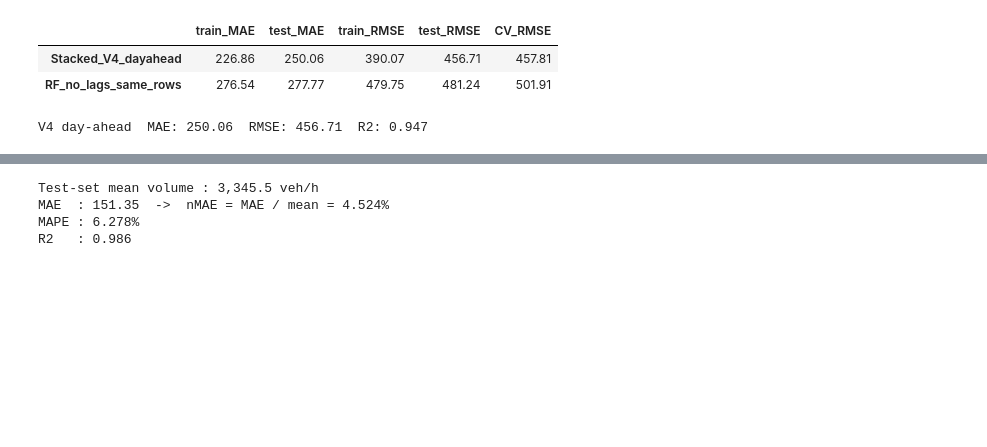
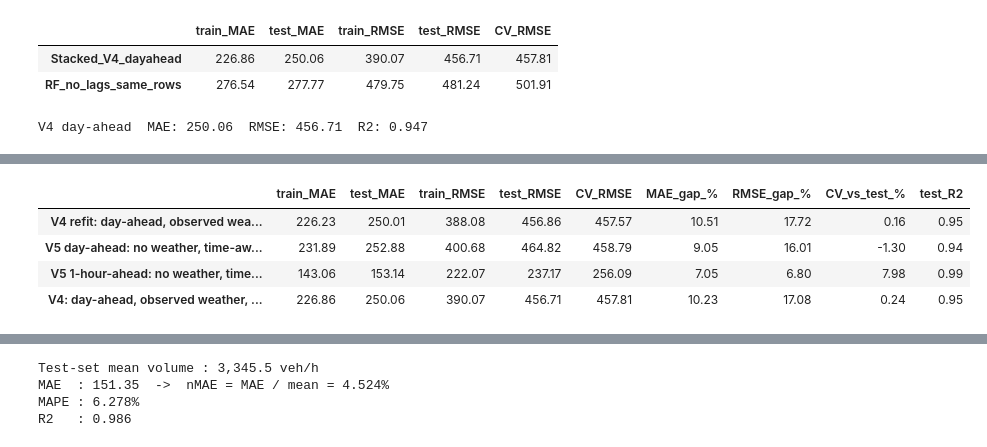
Before and after one commit to TrigTV/I94-Traffic-Prediction, a Jupyter notebook: Notebook 1.ipynb, the cells around one changed output, grey strips where cells are left out. Cells and saved outputs as stored; diff of their text form; code cells hidden in the pictures; blank space fills up the shorter version.

```diff
--- a/Notebook 1.ipynb
+++ b/Notebook 1.ipynb
@@ -1425,0 +1436,73 @@ V4 day-ahead  MAE: 250.06  RMSE: 456.71  R2: 0.947
+# %%
+from sklearn.base import BaseEstimator, RegressorMixin, clone
+
+class TimeAwareStack(BaseEstimator, RegressorMixin):
+    """Stacking whose out-of-fold predictions only come from models trained on EARLIER rows."""
+    def __init__(self, estimators, n_splits=5, alpha=1.0):
+        self.estimators = estimators
+        self.n_splits = n_splits
+        self.alpha = alpha
+
+    def fit(self, X, y):
+        X = pd.DataFrame(X); y = pd.Series(np.asarray(y), index=X.index)
+        splitter = TimeSeriesSplit(n_splits=self.n_splits)
+        oof_idx, oof_pred = [], []
+        for tr_idx, va_idx in splitter.split(X):
+            block = [clone(est).fit(X.iloc[tr_idx], y.iloc[tr_idx]).predict(X.iloc[va_idx])
+                     for _, est in self.estimators]
+            oof_idx.append(va_idx); oof_pred.append(np.column_stack(block))
+        Z = np.vstack(oof_pred); y_oof = y.iloc[np.concatenate(oof_idx)]
+        # Non-negative weights: the two base predictions are almost collinear, and an
+        # unconstrained meta-learner can pick a wildly extrapolating combination
+        # (one CV fold did exactly that, with weights 1.3 / 2.3 and intercept -8 480).
+        self.meta_ = Ridge(alpha=self.alpha, positive=True).fit(Z, y_oof)
+        self.fitted_ = [(name, clone(est).fit(X, y)) for name, est in self.estimators]
+        return self
+
+    def predict(self, X):
+        X = pd.DataFrame(X)
+        return self.meta_.predict(np.column_stack([m.predict(X) for _, m in self.fitted_]))
+
+    @property
+    def meta_weights_(self):
+        return {**{name: float(w) for (name, _), w in zip(self.fitted_, self.meta_.coef_)},
+                "intercept": float(self.meta_.intercept_)}
+
+# Calendar-only feature set: no weather of any kind
+weather_prefixes = ("rain", "snow", "cloud_bucket", "temp_bucket", "period_temp", "period_rain", "period_snow",
+                    "sin_rain", "cos_rain", "sin_snow", "cos_snow")
+calendar_cols = [c for c in numeric_cols + one_hot_cols if not c.startswith(weather_prefixes)]
+print(f"{len(calendar_cols)} calendar columns, e.g. {calendar_cols[:6]} ...")
+
+configs = {
+    # name: (feature list, includes weather?)
+    "V4 refit: day-ahead, observed weather, time-aware stack": (numeric_cols + one_hot_cols + ["vol_lag_24h", "vol_lag_168h"], True),
+    "V5 day-ahead: no weather, time-aware stack":              (calendar_cols + ["vol_lag_24h", "vol_lag_168h"], False),
+    "V5 1-hour-ahead: no weather, time-aware stack":           (calendar_cols + ["vol_lag_1h", "vol_lag_24h", "vol_lag_168h"], False),
+}
+
+summaryV5 = pd.DataFrame(columns=["train_MAE", "test_MAE", "train_RMSE", "test_RMSE", "CV_RMSE"])
+v5_models, v5_preds = {}, {}
+cv_folds = {}
+for name, (cols, _) in configs.items():
+    mdl = TimeAwareStack(base_estimators, n_splits=5).fit(X_train_scaled[cols], y_train)
+    v5_models[name] = mdl
+    v5_preds[name] = mdl.predict(X_test_scaled[cols])
+    row = eval_fit(name, mdl, X_train_scaled[cols], y_train, X_test_scaled[cols], y_test, cv=None)
+    folds = -cross_val_score(mdl, X_train_scaled[cols], y_train, scoring="neg_root_mean_squared_error", cv=tscv, n_jobs=-1)
+    cv_folds[name] = folds
+    row[-1] = folds.mean()
+    summaryV5.loc[name] = row
+    print(f"{name}")
+    print(f"   meta weights: { {k: round(v, 3) for k, v in mdl.meta_weights_.items()} }")
+    print(f"   CV RMSE per fold (oldest -> newest): {np.round(folds, 1).tolist()}")
+
+# Bring V4 (KFold stack, observed weather) in for comparison, then report gaps explicitly
+summaryV5.loc["V4: day-ahead, observed weather, KFold stack"] = summaryV4.loc["Stacked_V4_dayahead"]
+summaryV5 = summaryV5.astype(float)
+summaryV5["MAE_gap_%"]  = 100 * (summaryV5["test_MAE"]  / summaryV5["train_MAE"]  - 1)
+summaryV5["RMSE_gap_%"] = 100 * (summaryV5["test_RMSE"] / summaryV5["train_RMSE"] - 1)
+summaryV5["CV_vs_test_%"] = 100 * (summaryV5["CV_RMSE"] / summaryV5["test_RMSE"] - 1)
+summaryV5["test_R2"] = [r2_score(y_test, v5_preds[n]) if n in v5_preds else r2_v4 for n in summaryV5.index]
+display(summaryV5.round(2))
+# %% [output]
@@ -1425,0 +1519,5 @@ V4 day-ahead  MAE: 250.06  RMSE: 456.71  R2: 0.947
+|  | train_MAE | test_MAE | train_RMSE | test_RMSE | CV_RMSE | MAE_gap_% | RMSE_gap_% | CV_vs_test_% | test_R2 |
+| V4 refit: day-ahead, observed wea... | 226.23 | 250.01 | 388.08 | 456.86 | 457.57 | 10.51 | 17.72 | 0.16 | 0.95 |
+| V5 day-ahead: no weather, time-aw... | 231.89 | 252.88 | 400.68 | 464.82 | 458.79 | 9.05 | 16.01 | -1.30 | 0.94 |
+| V5 1-hour-ahead: no weather, time... | 143.06 | 153.14 | 222.07 | 237.17 | 256.09 | 7.05 | 6.80 | 7.98 | 0.99 |
+| V4: day-ahead, observed weather, ... | 226.86 | 250.06 | 390.07 | 456.71 | 457.81 | 10.23 | 17.08 | 0.24 | 0.95 |
```
Also changed, not shown: parts of 13 cells of this notebook, 1 other file.
